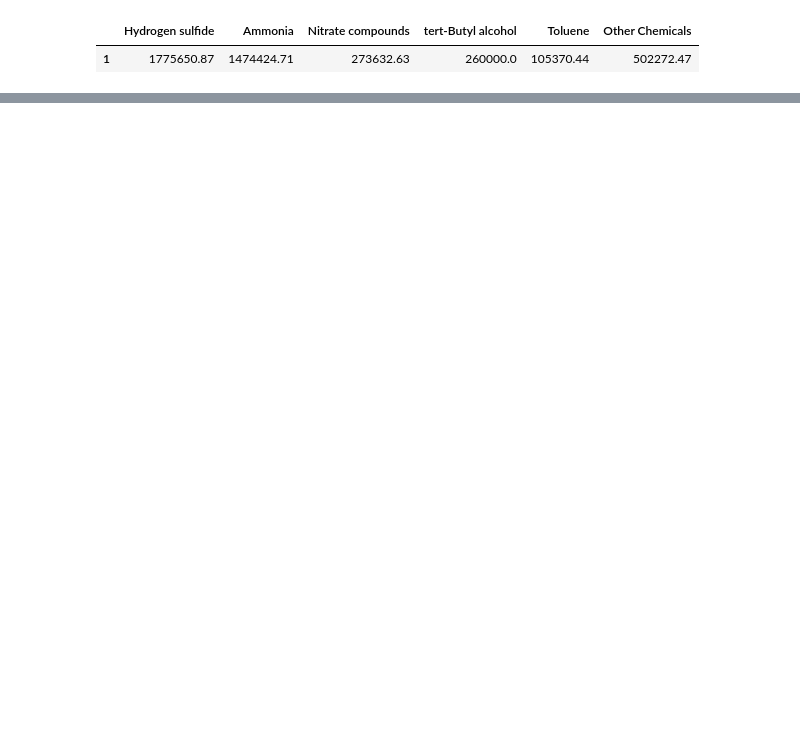
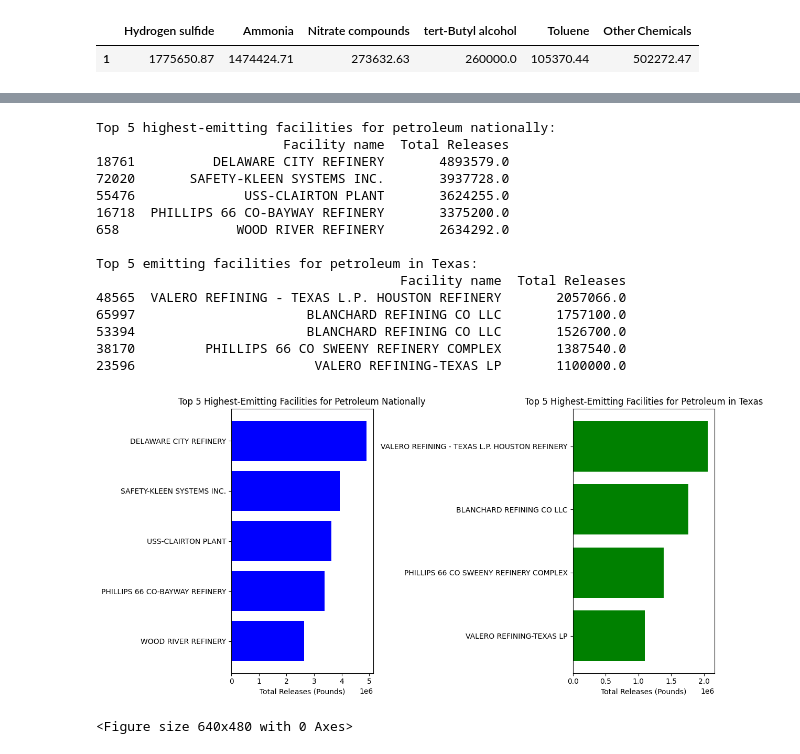
Before and after one commit to talaniz26/Project1Challenge-group4, a Jupyter notebook: data_exploration_cleanup.ipynb, the cells around one changed output, grey strips where cells are left out. Drawn from its saved outputs; the diff is of its cells as text; code cells hidden in the pictures; blank space fills up the shorter version.

Commit message:
added in depth statistics and comp analysis for petrol emissions nationally vs texas, including graphs

```diff
--- a/data_exploration_cleanup.ipynb
+++ b/data_exploration_cleanup.ipynb
@@ -354,0 +462,57 @@ plt.savefig("png_output/Fig7.png")
+# %%
+# Filter the DataFrame for the "Petroleum" category
+petroleum_select_col = select_col[select_col['Industry Sector'] == 'Petroleum']
+
+# Find the top 5 highest-emitting facilities for petroleum nationally
+top_5_nationally = petroleum_select_col.nlargest(5, 'Total Releases')
+
+# Find the top 5 emitting facilities for petroleum in Texas
+tx_facilities_petroleum = petroleum_select_col[petroleum_select_col['State'] == 'TX']
+top_5_in_tx = tx_facilities_petroleum.nlargest(5, 'Total Releases')
+
+# Print the top 5 nationally
+print("Top 5 highest-emitting facilities for petroleum nationally:")
+print(top_5_nationally[['Facility name', 'Total Releases']])
+
+# Print the top 5 in Texas
+print("\nTop 5 emitting facilities for petroleum in Texas:")
+print(top_5_in_tx[['Facility name', 'Total Releases']])
+
+import matplotlib.pyplot as plt
+
+# Create a bar graph to visualize the top 5 highest-emitting facilities nationally
+plt.figure(figsize=(12, 6))
+plt.subplot(121)
+plt.barh(top_5_nationally['Facility name'], top_5_nationally['Total Releases'], color='blue')
+plt.title('Top 5 Highest-Emitting Facilities for Petroleum Nationally')
+plt.xlabel('Total Releases (Pounds)')
+plt.gca().invert_yaxis()  # Invert the y-axis to show the highest at the top
+
+# Create a bar graph to visualize the top 5 highest-emitting facilities in Texas
+plt.subplot(122)
+plt.barh(top_5_in_tx['Facility name'], top_5_in_tx['Total Releases'], color='green')
+plt.title('Top 5 Highest-Emitting Facilities for Petroleum in Texas')
+plt.xlabel('Total Releases (Pounds)')
+plt.gca().invert_yaxis()  # Invert the y-axis to show the highest at the top
+
+plt.tight_layout()
+plt.show()
+plt.savefig("png_output/Fig9.png")
+# %% [output]
+Top 5 highest-emitting facilities for petroleum nationally:
+                        Facility name  Total Releases
+18761          DELAWARE CITY REFINERY       4893579.0
+72020       SAFETY-KLEEN SYSTEMS INC.       3937728.0
+55476              USS-CLAIRTON PLANT       3624255.0
+16718  PHILLIPS 66 CO-BAYWAY REFINERY       3375200.0
+658               WOOD RIVER REFINERY       2634292.0
+
+Top 5 emitting facilities for petroleum in Texas:
+                                       Facility name  Total Releases
+48565  VALERO REFINING - TEXAS L.P. HOUSTON REFINERY       2057066.0
+65997                      BLANCHARD REFINING CO LLC       1757100.0
+53394                      BLANCHARD REFINING CO LLC       1526700.0
+38170         PHILLIPS 66 CO SWEENY REFINERY COMPLEX       1387540.0
+23596                       VALERO REFINING-TEXAS LP       1100000.0
+[figure, added]
+<Figure size 640x480 with 0 Axes>
```
Also changed, not shown: parts of 10 cells of this notebook, 11 other files.
